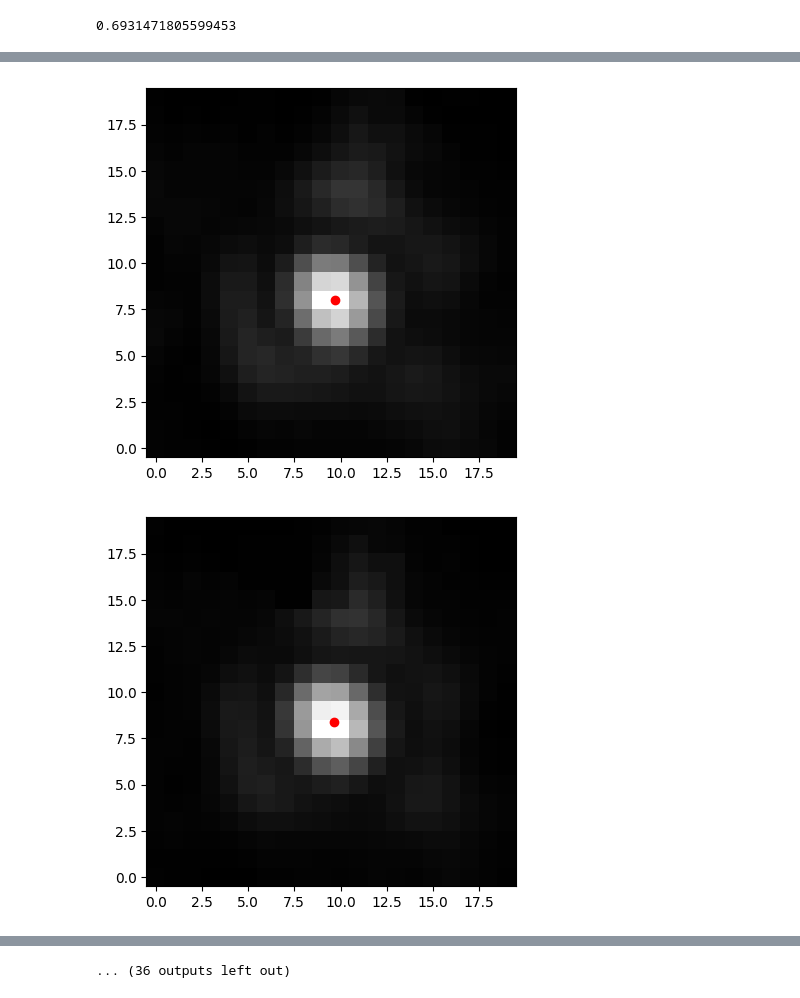
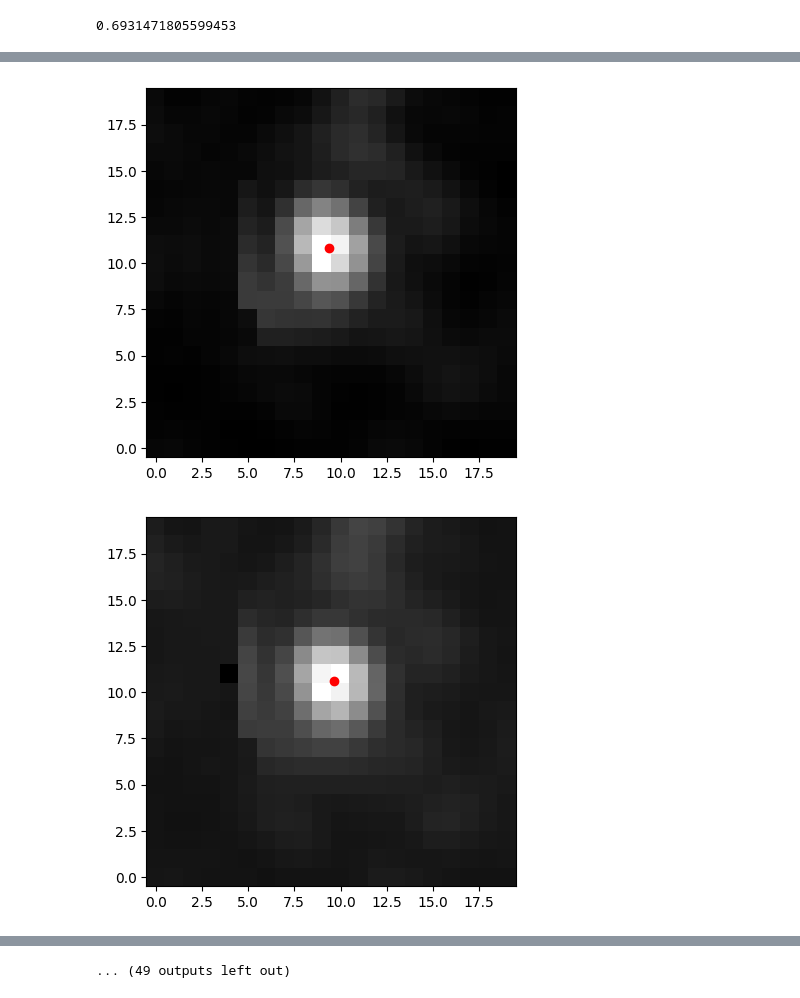
Before and after one commit to benlchang/HD47127-b-ADI, a Jupyter notebook: HD47127_ADI.ipynb, the cells around one changed output, grey strips where cells are left out. Cells and saved outputs as stored; diff of their text form; code cells hidden in the pictures.

```diff
--- a/HD47127_ADI.ipynb
+++ b/HD47127_ADI.ipynb
@@ -379,7 +379,7 @@ fwhms = {
 gaussian = makeGaussian(size=15, amplitude=30, fwhm=fwhms[band])
 gaussian_base_signal = np.matrix.sum(np.matrix(gaussian))
 # print(gaussian_base_signal)
-forwardmodel(flist[15:], gaussian=gaussian, fwhm=fwhms[band])
+forwardmodel(flist[2:], gaussian=gaussian, fwhm=fwhms[band])
 
 
 # for val in fwhm:
@@ -413,2 +413,2 @@ forwardmodel(flist[15:], gaussian=gaussian, fwhm=fwhms[band])
-[figure, old version]
+[figure, new version]
-[figure, old version]
+[figure, new version]
@@ -422,3 +422,3 @@ forwardmodel(flist[15:], gaussian=gaussian, fwhm=fwhms[band])
 [figure]
-... (36 outputs left out)
+... (49 outputs left out)
 # %%
```
Also changed, not shown: parts of 8 cells of this notebook, 2 other files.
